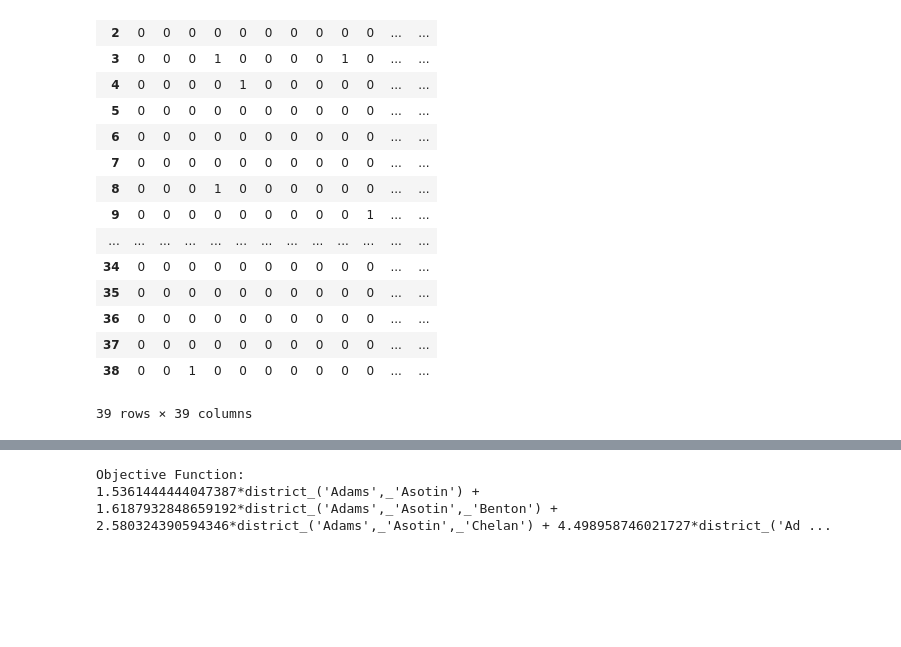
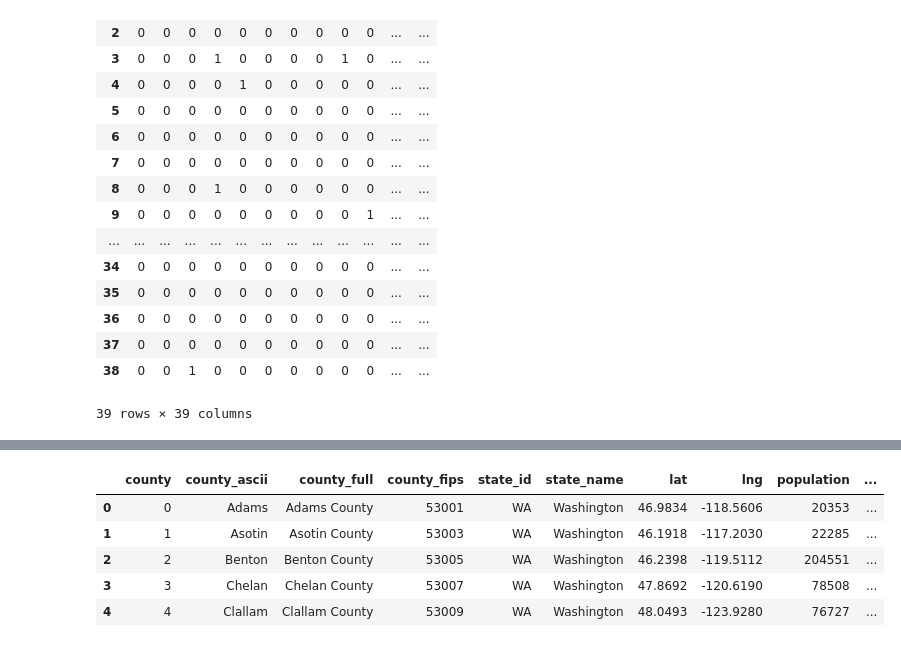
Before and after one commit to MichaelRocchio/MSDS_460, a Jupyter notebook: Group_Assign2/Assign2_final.ipynb, the cells around one changed output, grey strips where cells are left out. Cells and saved outputs as stored; diff of their text form; code cells hidden in the pictures; blank space fills up the shorter version.

```diff
--- a/Group_Assign2/Assign2_final.ipynb
+++ b/Group_Assign2/Assign2_final.ipynb
@@ -426,15 +310,37 @@ NameError: name 'concurrent' is not defined
-# %%
-# Print the Objective Function
-print("Objective Function:")
-print(str(redistrict_model.objective))
-
-# Print the Constraints
-print("\nConstraints:")
-for name, constraint in redistrict_model.constraints.items():
-    print(f"{name}: {constraint}")
-# %% [output]
-Objective Function:
-1.5361444444047387*district_('Adams',_'Asotin') + 1.6187932848659192*district_('Adams',_'Asotin',_'Benton') + 2.580324390594346*district_('Adams',_'Asotin',_'Chelan') + 4.498958746021727*district_('Ad ...
+# %%
+def check_no_change(orig, opt):
+    if opt == 0:
+        return orig
+    else:
+        return opt
+
+if redistrict_model.getStatus() == 'optimal':
+    chosen_districts = [district for district in possible_districts if redistrict_model.getVal(x[district]) > 0.5]
+    county_to_district_map = {}
+    district_number = 1
+    for district in chosen_districts:
+        for county in district:
+
+            county_to_district_map[county] = district_number
+        district_number += 1
+
+    counties_df['Optimized_District'] = counties_df['county'].apply(lambda c: county_to_district_map.get(c, 0))
+
+    counties_df['Optimized_District'] = counties_df.apply(lambda x: check_no_change(x['District'], x['Optimized_District']), axis=1)
+
+
+else:
+    print("No optimal solution found. Status:", redistrict_model.getStatus())
+
+counties_df['Percent_White']=counties_df['WHITE_POP']/counties_df['TOT_POP']
+counties_df.head()
+# %% [output]
+|  | county | county_ascii | county_full | county_fips | state_id | state_name | lat | lng | population | ... |
+| 0 | 0 | Adams | Adams County | 53001 | WA | Washington | 46.9834 | -118.5606 | 20353 | ... |
+| 1 | 1 | Asotin | Asotin County | 53003 | WA | Washington | 46.1918 | -117.2030 | 22285 | ... |
+| 2 | 2 | Benton | Benton County | 53005 | WA | Washington | 46.2398 | -119.5112 | 204551 | ... |
+| 3 | 3 | Chelan | Chelan County | 53007 | WA | Washington | 47.8692 | -120.6190 | 78508 | ... |
+| 4 | 4 | Clallam | Clallam County | 53009 | WA | Washington | 48.0493 | -123.9280 | 76727 | ... |
 # %%
 import geopandas as gpd
 
```
Also changed, not shown: parts of 7 cells of this notebook.
